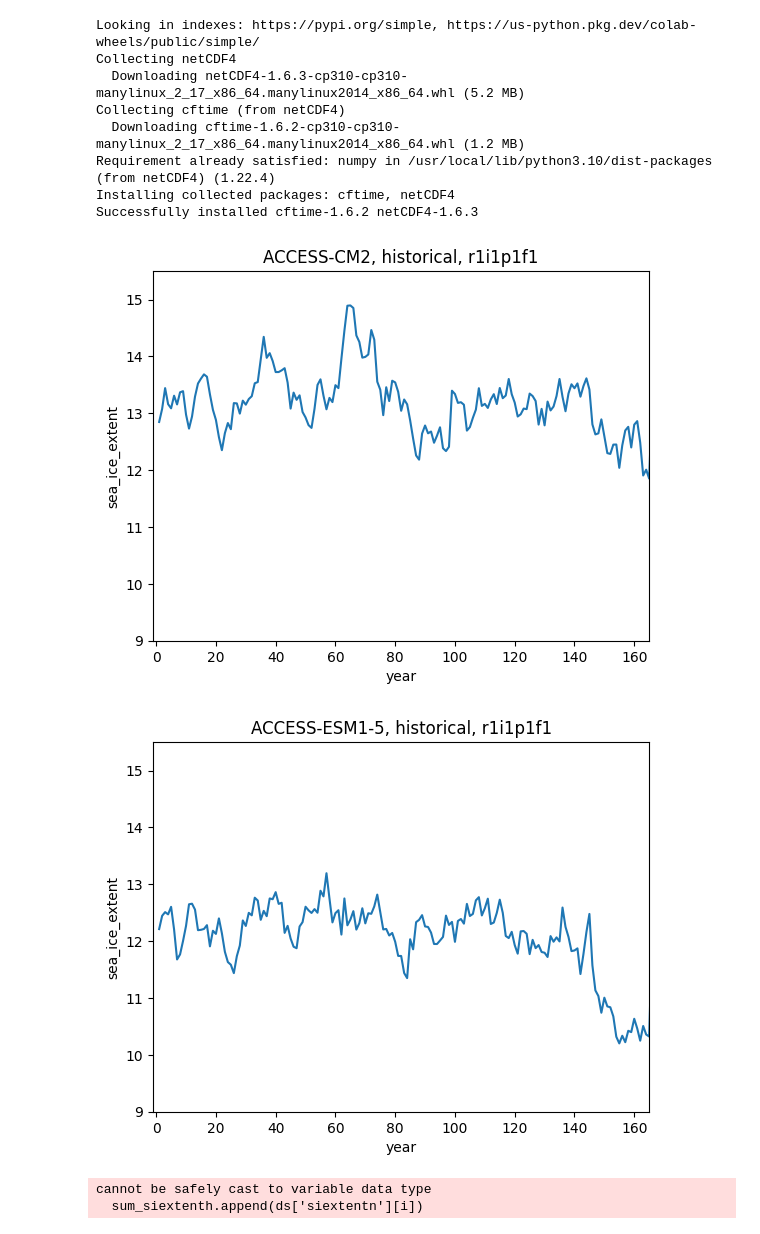
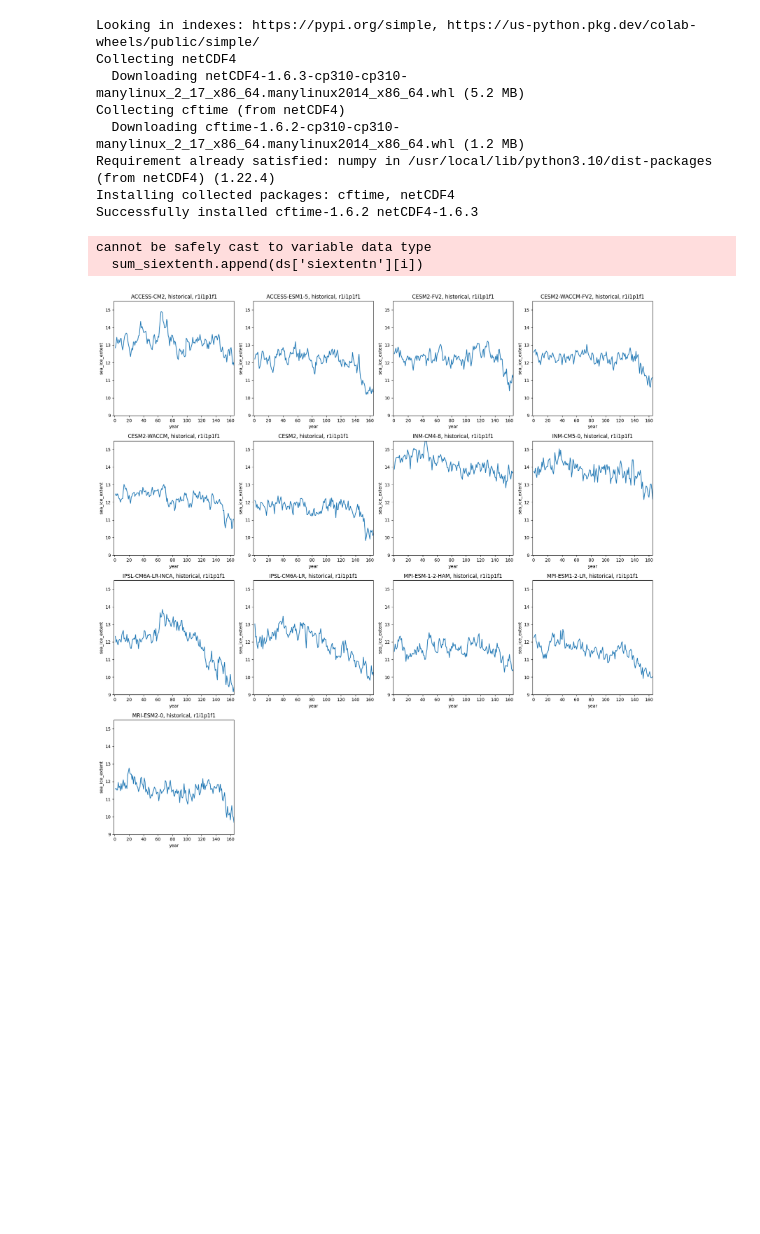
Before and after one commit to EndoTaishi/SeaIceExtentMME, a Jupyter notebook: SeaIceExtentMME.ipynb, the cells around one changed output. Drawn from its saved outputs; the diff is of its cells as text; code cells hidden in the pictures; blank space fills up the shorter version.

Commit message:
use subplot

```diff
--- a/SeaIceExtentMME.ipynb
+++ b/SeaIceExtentMME.ipynb
@@ -32,8 +32,13 @@ Successfully installed cftime-1.6.2 netCDF4-1.6.3
 import os
 import csv
 import math
+import numpy as np
 from netCDF4 import Dataset
 import matplotlib.pyplot as plt
+
+### Set variables & constants
+scenario = 'historical'
+ensemble = 'r1i1p1f1'
 
 ### Store file names by model names into directory
 model_dict = {}
@@ -47,48 +52,60 @@ for filename in filenames:
     model_dict[model_name].append(filename)
 
 ### Plot average of sea ice extent every model
+model_num = len(model_dict)
+num_cols = math.ceil(math.sqrt(model_num))
+num_rows = math.ceil(model_num / num_cols)
+
+fig, axs = plt.subplots(num_rows, num_cols, figsize=(18, 18))
+
 # store sea ice extent throughout all the years by models
-for model_name, files in model_dict.items():
+for model_idx, (model_name, files) in enumerate(model_dict.items()):
   sum_siextenth = []
   for file in files:
     ds = Dataset(file, mode='r',format="NETCDF4")
     run_time = len(ds['time'])
 
     for i in range(run_time):
       if len(ds['siextentn'].dimensions) > 1:
         sum_siextenth.append(ds['siextentn'][i][0][0])
       else:
         sum_siextenth.append(ds['siextentn'][i])
 
   #lists & variables
   ice_map = []
   year_map = []
   count = 0
   sum = 0
   ave = 0
 
   # calculate average of sea ice extent every year
   for i in range(len(sum_siextenth)):
     sum += sum_siextenth[i]
     count += 1
     if count % 12 == 0:
       ave = sum / 12
       ice_map.append(ave)
       sum = 0
 
   for i in range(len(ice_map)):
     year_map.append(i+1)
 
-  #plt.figure(figsize=(6, 6)
-  plt.plot(year_map,ice_map)
-  plt.ylim(9.0,15.5)
-  plt.xlim(-1,165)
-  plt.ylabel('sea_ice_extent')
-  plt.title(f'{model_name}, historical, r1i1p1f1')
-  plt.xlabel('year')
-  plt.show()
+  ax = axs[model_idx // num_cols, model_idx % num_cols]
+
+  ax.plot(year_map, ice_map)
+  ax.set_ylim(9.0,15.5)
+  ax.set_xlim(-1,165)
+  ax.set_ylabel('sea_ice_extent')
+  ax.set_title(f'{model_name}, {scenario}, {ensemble}')
+  ax.set_xlabel('year')
+
+# If models are less than num_rows * num_cols
+for i in range(model_idx+1, num_rows*num_cols):
+  fig.delaxes(axs.flatten()[i])
+
+plt.tight_layout()
+plt.show()
 # %% [output]
+cannot be safely cast to variable data type
+  sum_siextenth.append(ds['siextentn'][i])
-[figure, old version]
+[figure, new version]
-[figure, removed]
-cannot be safely cast to variable data type
-  sum_siextenth.append(ds['siextentn'][i])
```
Also changed, not shown: parts of 2 cells of this notebook.
